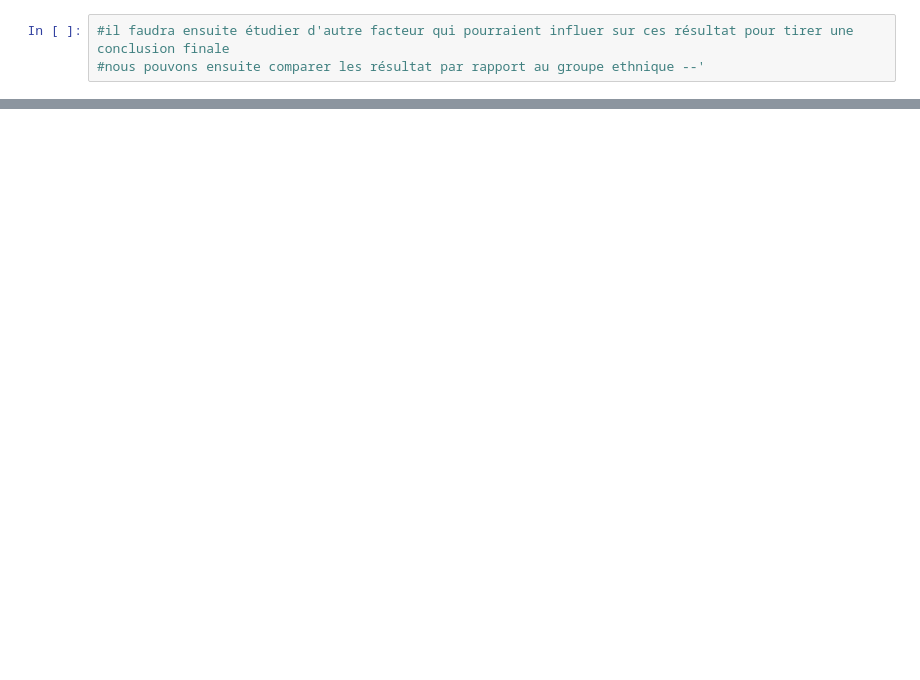
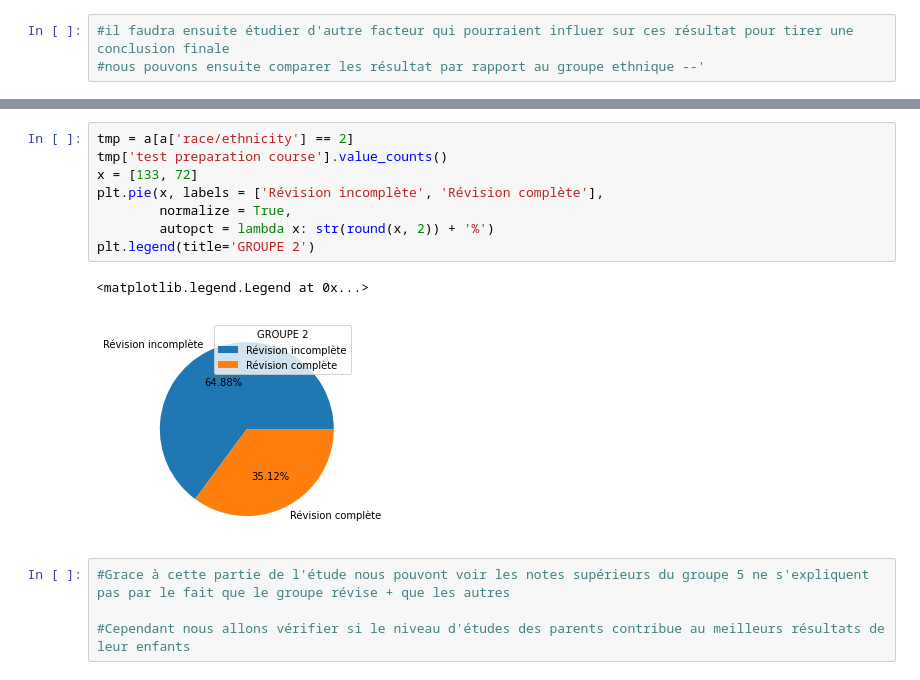
Before and after one commit to faycalzaazoua/DataTreatmentJUPYTER, a Jupyter notebook: data PY/project_23_09/project.ipynb, the cells around one changed output, grey strips where cells are left out. Saved outputs shown, nothing was run; the diff lists cells and outputs as text; blank space fills up the shorter version.

```diff
--- a/data PY/project_23_09/project.ipynb
+++ b/data PY/project_23_09/project.ipynb
@@ -59,0 +77,15 @@ sns.catplot(data=a, x="race/ethnicity", y="Result",height=10, kind="bar" )
+# %%
+tmp = a[a['race/ethnicity'] == 2]
+tmp['test preparation course'].value_counts()
+x = [133, 72]
+plt.pie(x, labels = ['Révision incomplète', 'Révision complète'],
+        normalize = True,
+        autopct = lambda x: str(round(x, 2)) + '%')
+plt.legend(title='GROUPE 2')
+# %% [output]
+<matplotlib.legend.Legend at 0x...>
+[figure, added]
+# %%
+#Grace à cette partie de l'étude nous pouvont voir les notes supérieurs du groupe 5 ne s'expliquent pas par le fait que le groupe révise + que les autres
+
+#Cependant nous allons vérifier si le niveau d'études des parents contribue au meilleurs résultats de leur enfants
```
Also changed, not shown: parts of 9 cells of this notebook.
